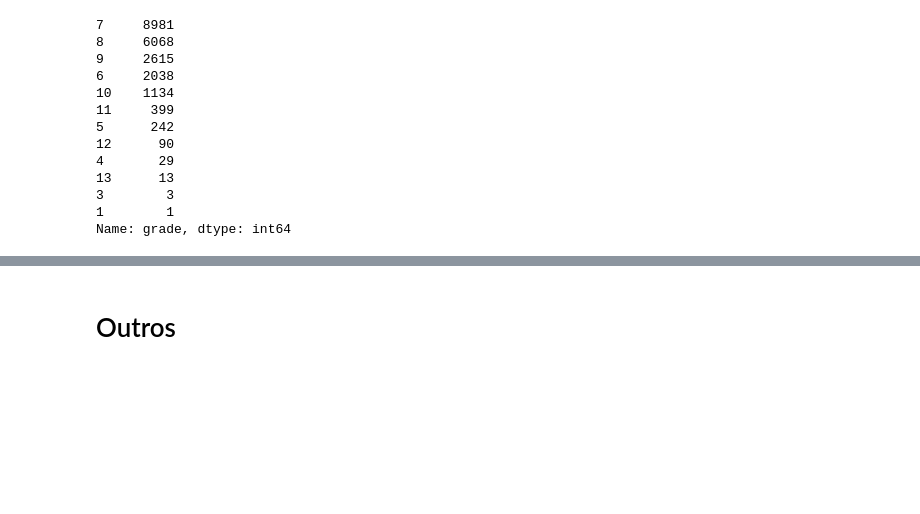
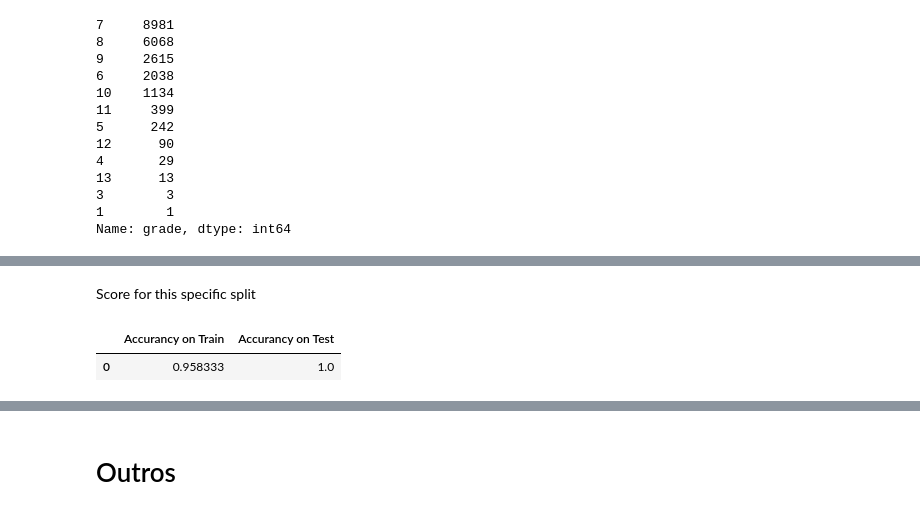
Before and after one commit to igordesouza/House-Rocket, a Jupyter notebook: house_rocket_predict.ipynb, the cells around one changed output, grey strips where cells are left out. Cells and saved outputs as stored; diff of their text form; code cells hidden in the pictures; blank space fills up the shorter version.

```diff
--- a/house_rocket_predict.ipynb
+++ b/house_rocket_predict.ipynb
@@ -767,0 +830,10 @@ Name: grade, dtype: int64
+# %% [markdown]
+Score for this specific split
+# %%
+#Train the model
+model.fit(X_train, y_train) #Training the model
+pd.DataFrame({"Accurancy on Train":[accuracy_score(y_train, model.predict(X_train))],
+    "Accurancy on Test":[accuracy_score(y_test, model.predict(X_test))]})
+# %% [output]
+|  | Accurancy on Train | Accurancy on Test |
+| 0 | 0.958333 | 1.0 |
```
Also changed, not shown: parts of 27 cells of this notebook.
